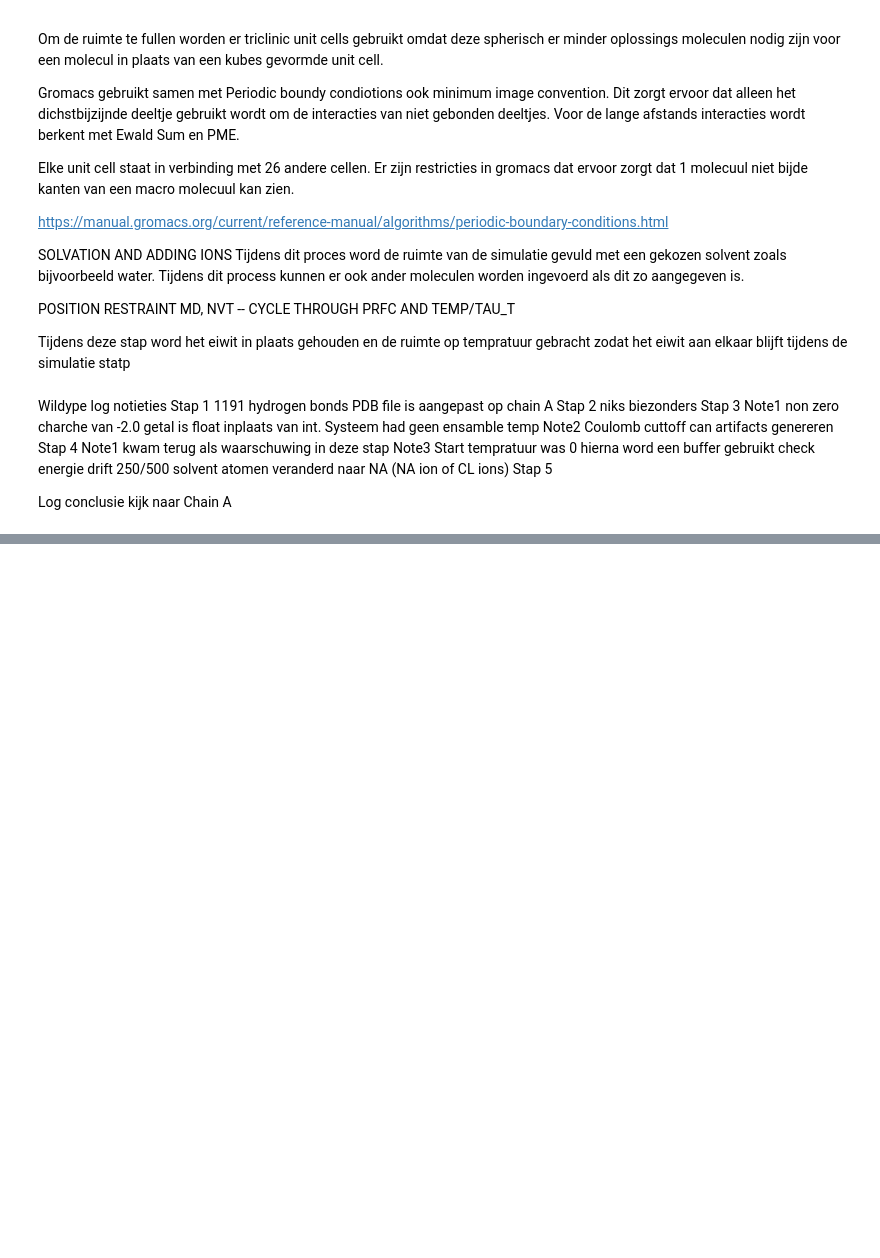
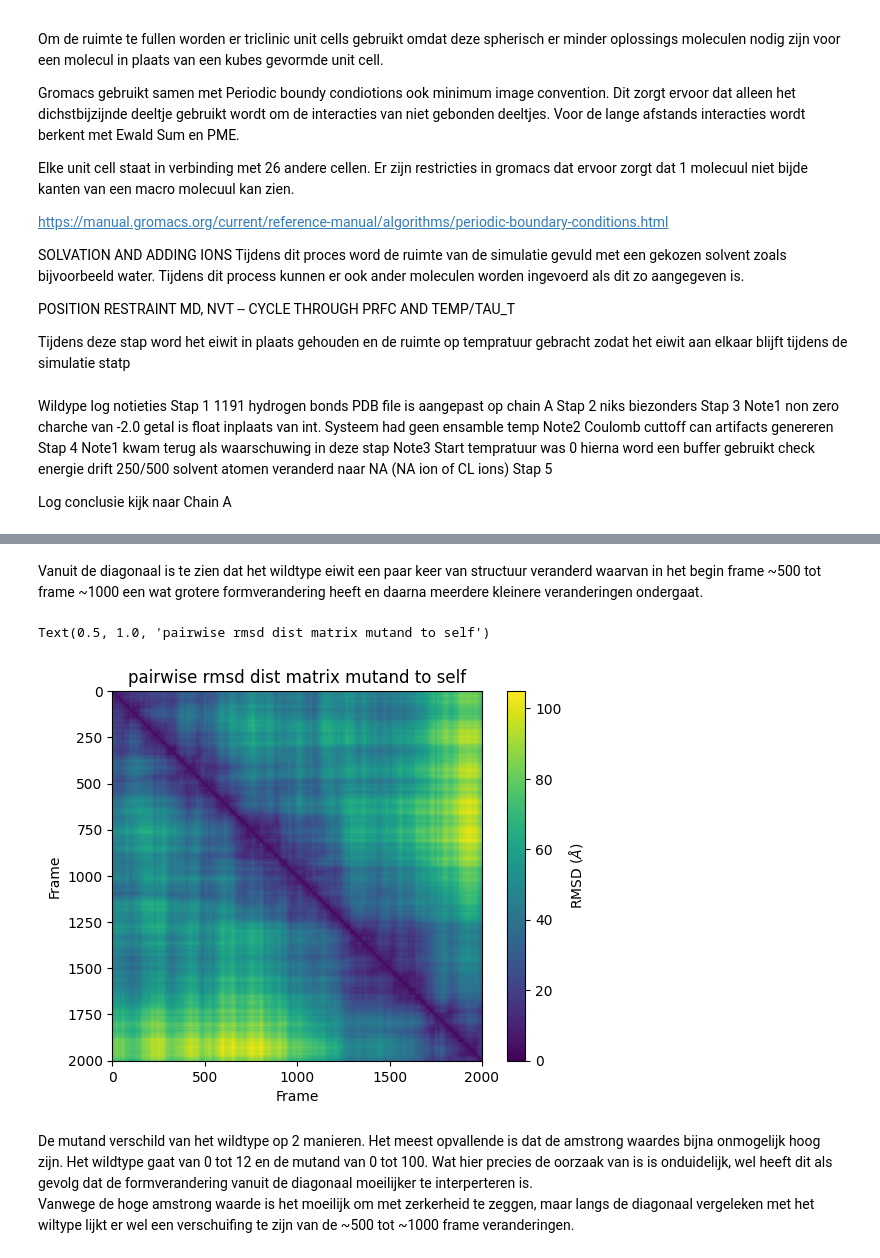
Before and after one commit to YamilaTimmer/molecular-dynamics, a Jupyter notebook: md_logboek_ivar.ipynb, the cells around one changed output, grey strips where cells are left out. Cells and saved outputs as stored; diff of their text form; code cells hidden in the pictures; blank space fills up the shorter version.

```diff
--- a/md_logboek_ivar.ipynb
+++ b/md_logboek_ivar.ipynb
@@ -93,0 +161,15 @@ ValueError: All ufuncs must have type `numpy.ufunc`. Received (<ufunc 'sph_legen
+# %% [markdown]
+Vanuit de diagonaal is te zien dat het wildtype eiwit een paar keer van structuur veranderd waarvan in het begin frame ~500 tot frame ~1000 een wat grotere formverandering heeft en daarna meerdere kleinere veranderingen ondergaat.
+# %%
+import matplotlib.pyplot as plt
+plt.imshow(mutand_dismatrix.dist_matrix, cmap='viridis')
+plt.xlabel('Frame')
+plt.ylabel('Frame')
+plt.colorbar(label=r'RMSD ($\AA$)')
+plt.title("pairwise rmsd dist matrix mutand to self")
+# %% [output]
+Text(0.5, 1.0, 'pairwise rmsd dist matrix mutand to self')
+[figure, added]
+# %% [markdown]
+De mutand verschild van het wildtype op 2 manieren. Het meest opvallende is dat de amstrong waardes bijna onmogelijk hoog zijn. Het wildtype gaat van 0 tot 12 en de mutand van 0 tot 100. Wat hier precies de oorzaak van is is onduidelijk, wel heeft dit als gevolg dat de formverandering vanuit de diagonaal moeilijker te interperteren is.
+Vanwege de hoge amstrong waarde is het moeilijk om met zerkerheid te zeggen, maar langs de diagonaal vergeleken met het wiltype lijkt er wel een verschuifing te zijn van de ~500 tot ~1000 frame veranderingen.
```
Also changed, not shown: parts of 27 cells of this notebook.
